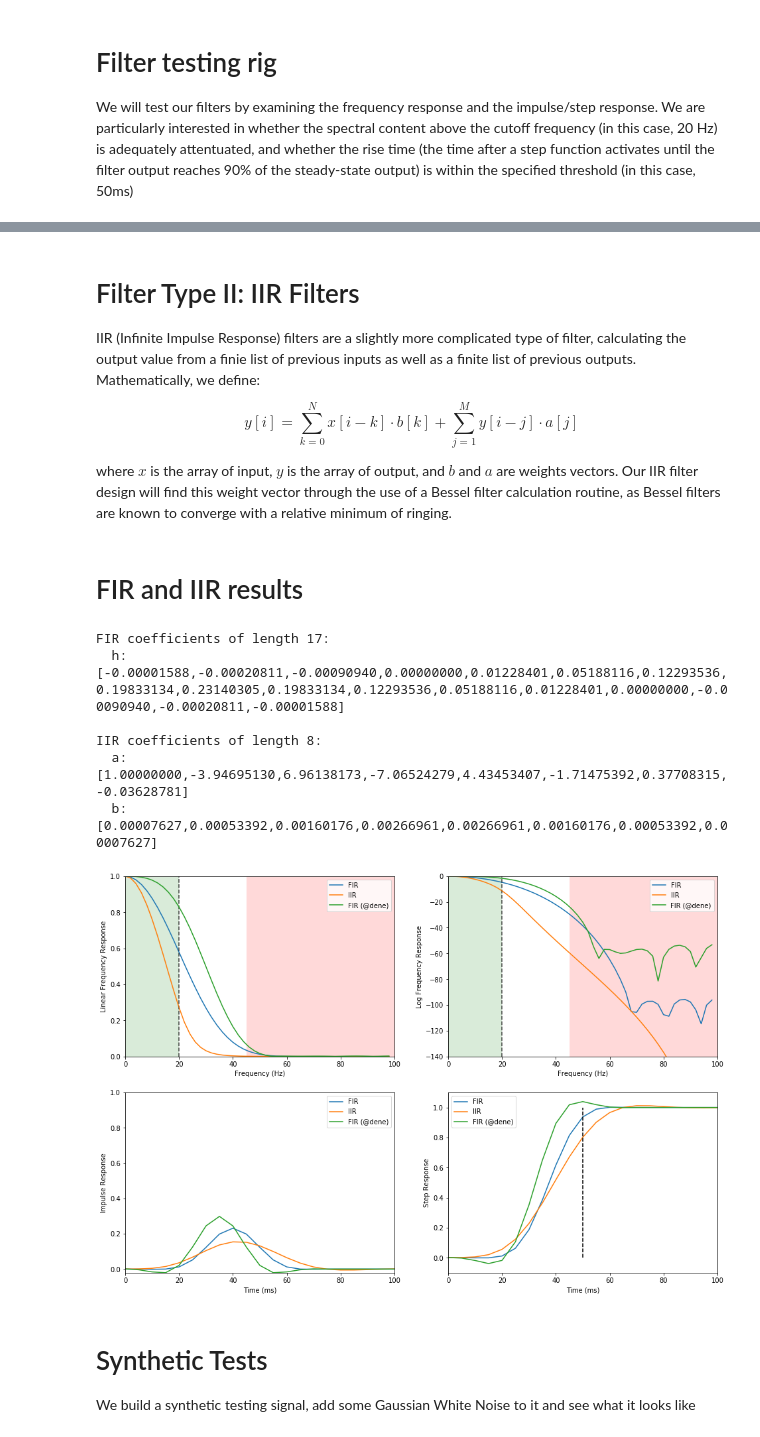
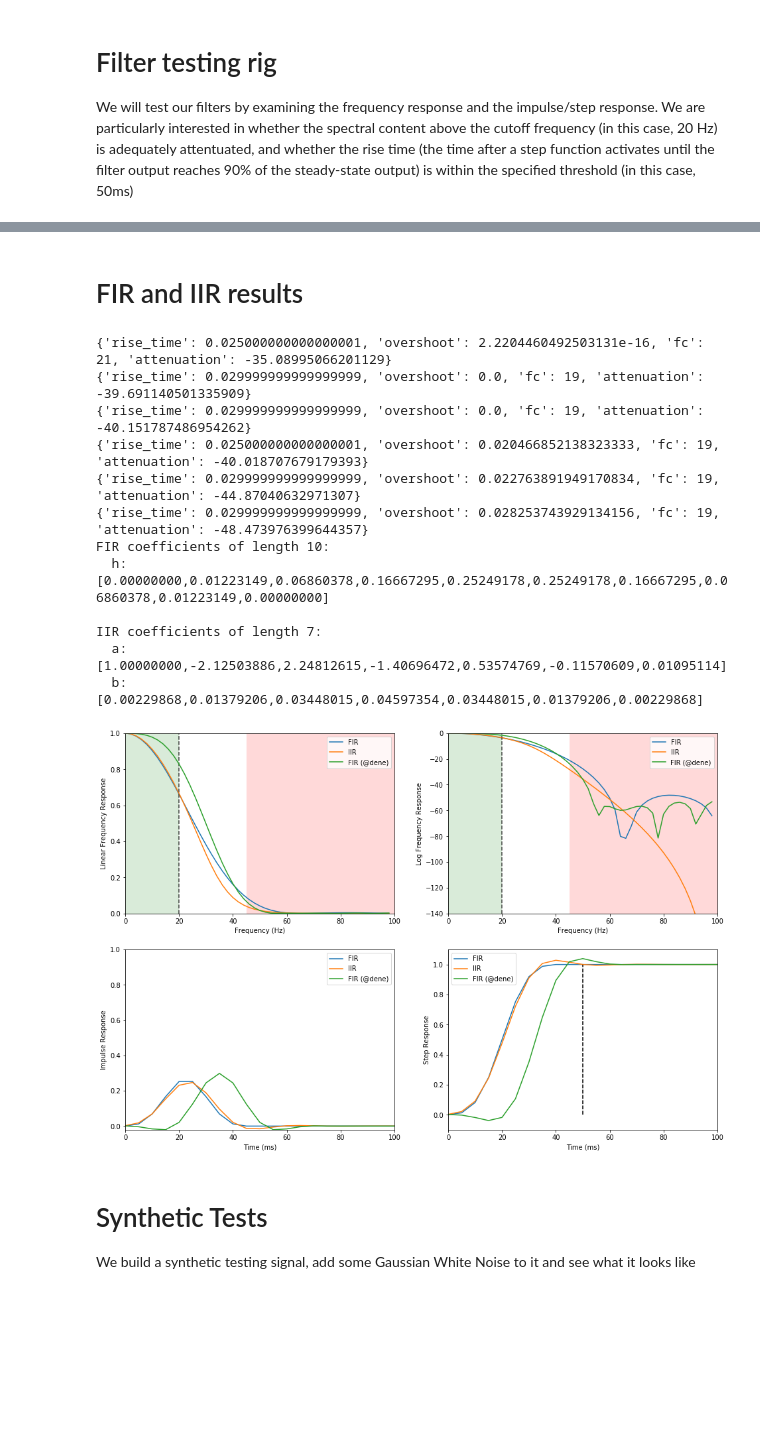
Before and after one commit to staticfloat/eng-software-pod, a Jupyter notebook: PYTHON/DSP/FilterDesign.ipynb, the cells around one changed output, grey strips where cells are left out. Drawn from its saved outputs; the diff is of its cells as text; code cells hidden in the pictures; blank space fills up the shorter version.

Commit message:
Rework filter calculation methods

```diff
--- a/PYTHON/DSP/FilterDesign.ipynb
+++ b/PYTHON/DSP/FilterDesign.ipynb
@@ -94,46 +110,0 @@ where $x$ is the array of input, $y$ is the array of output, and $b$ is a weight
-# %%
-# We define a function to spit out a filter design given three pieces of information:
-#         fs: Sample rate in Hz
-#        f_c: Cutoff frequency (in Hz)
-#  rise_time: rise time (in seconds)
-#
-# Returns (b, a), but because this is an FIR filter, a is just [1], and b is the
-# weight vector shown above
-def fir_design(fs, fc, rise_time, window='nuttall'):
-    # Given a rise time, we can immediately calculate the length of the filter;
-    # A linear-phase FIR filter (which is what we're generating here) has a group
-    # delay of (N-1)/(2*fs), where N is the length of the filter.  The group delay
-    # tells us where the centroid of the impulse response will be (in seconds),
-    # which also, by definition, corresponds to the 50% rise time point. A good
-    # guess for N is therefore to invert the relation, and multiply by 1.5 to
-    # hit the midpoint between the 50% rise time point, and 100%.  This is a
-    # little bit more art than science, although we could just search over N
-    # to find one that gives us a perfect result.
-    N = round(1.5*(rise_time * fs + 1))
-    if N%2 == 0:
-        N += 1
-
-    return firwin(N, fc, window=window, nyq=fs/2.0), array([1])
-# %% [markdown]
-# Filter Type II: IIR Filters
-
-IIR (Infinite Impulse Response) filters are a slightly more complicated type of filter, calculating the output value from a finie list of previous inputs as well as a finite list of previous outputs.  Mathematically, we define:
-
-$$
-y[i] = \sum_{k=0}^{N} {x[i-k] \cdot b[k]} + \sum_{j=1}^{M} {y[i-j] \cdot a[j]}
-$$
-
-where $x$ is the array of input, $y$ is the array of output, and $b$ and $a$ are weights vectors.  Our IIR filter design will find this weight vector through the use of a Bessel filter calculation routine, as Bessel filters are known to converge with a relative minimum of ringing.
-# %%
-# We define a function to spit out a filter design given three pieces of information:
-#         fs: Sample rate in Hz
-#        f_c: Cutoff frequency (in Hz)
-#  rise_time: rise time (in seconds)
-#
-# Returns (b, a), the coefficients needed for filtering
-def iir_design(fs, fc, rise_time):
-    # Similar argument to the one above for fir_design(), but this has more to
-    # do with "tried this value and it worked well" then any kind of math
-    # argument.
-    N = round(.7*fs*rise_time)
-    return bessel(N, fc/(fs/2))
@@ -142,41 +203,48 @@ def iir_design(fs, fc, rise_time):
 # %%
 # We sample at 200 Hz, we want to preserve spectral energy under 20 Hz,
 # and we need to see a change in at least 50 ms, although we shoot for faster
 fs = 200
 f_c = 20
-rise_time = .05
+f_stop = 45
+rise_time = .03
 
-b_fir, a_fir = fir_design(fs, f_c, rise_time)
-b_iir, a_iir = iir_design(fs, f_c, rise_time)
+b_fir, a_fir = fir_design(fs, f_c, f_stop, rise_time, window='barthann')
+b_iir, a_iir = iir_design(fs, f_c, f_stop, rise_time, family=bessel)
 
 # Also compare @dene's filter
 b_dene = array([0.0011, -0.0039, -0.0160, -0.0204, 0.0210,
                 0.1245,  0.2445,  0.2984,  0.2445, 0.1245,
                 0.0210, -0.0204, -0.0160, -0.0039, 0.0011])
 a_dene = array([1])
 
 
 figure(figsize=(16,11))
 plot_filter(b_fir, a_fir, fs, name="FIR")
 plot_filter(b_iir, a_iir, fs, name="IIR")
 plot_filter(b_dene, a_dene, fs, name="FIR (@dene)")
 
 # Let's print out the filter coefficients as well
 b_fir_str = ",".join(["%.8f"%(x) for x in b_fir])
 print("FIR coefficients of length %d:\n  h: [%s]"%(len(b_fir), b_fir_str))
 print()
 
 a_iir_str = ",".join(["%.8f"%(x) for x in a_iir])
 b_iir_str = ",".join(["%.8f"%(x) for x in b_iir])
 print("IIR coefficients of length %d:\n  a: [%s]\n  b: [%s]"%(len(b_iir), a_iir_str, b_iir_str))
 # %% [output]
-FIR coefficients of length 17:
-  h: [-0.00001588,-0.00020811,-0.00090940,0.00000000,0.01228401,0.05188116,0.12293536,0.19833134,0.23140305,0.19833134,0.12293536,0.05188116,0.01228401,0.00000000,-0.00090940,-0.00020811,-0.00001588]
+{'rise_time': 0.025000000000000001, 'overshoot': 2.2204460492503131e-16, 'fc': 21, 'attenuation': -35.08995066201129}
+{'rise_time': 0.029999999999999999, 'overshoot': 0.0, 'fc': 19, 'attenuation': -39.691140501335909}
+{'rise_time': 0.029999999999999999, 'overshoot': 0.0, 'fc': 19, 'attenuation': -40.151787486954262}
+{'rise_time': 0.025000000000000001, 'overshoot': 0.020466852138323333, 'fc': 19, 'attenuation': -40.018707679179393}
+{'rise_time': 0.029999999999999999, 'overshoot': 0.022763891949170834, 'fc': 19, 'attenuation': -44.87040632971307}
+{'rise_time': 0.029999999999999999, 'overshoot': 0.028253743929134156, 'fc': 19, 'attenuation': -48.473976399644357}
+FIR coefficients of length 10:
+  h: [0.00000000,0.01223149,0.06860378,0.16667295,0.25249178,0.25249178,0.16667295,0.06860378,0.01223149,0.00000000]
 
-IIR coefficients of length 8:
-  a: [1.00000000,-3.94695130,6.96138173,-7.06524279,4.43453407,-1.71475392,0.37708315,-0.03628781]
-  b: [0.00007627,0.00053392,0.00160176,0.00266961,0.00266961,0.00160176,0.00053392,0.00007627]
+IIR coefficients of length 7:
+  a: [1.00000000,-2.12503886,2.24812615,-1.40696472,0.53574769,-0.11570609,0.01095114]
+  b: [0.00229868,0.01379206,0.03448015,0.04597354,0.03448015,0.01379206,0.00229868]
-[figure, old version]
+[figure, new version]
 # %% [markdown]
 # Synthetic Tests
 
```
Also changed, not shown: parts of 6 cells of this notebook.
